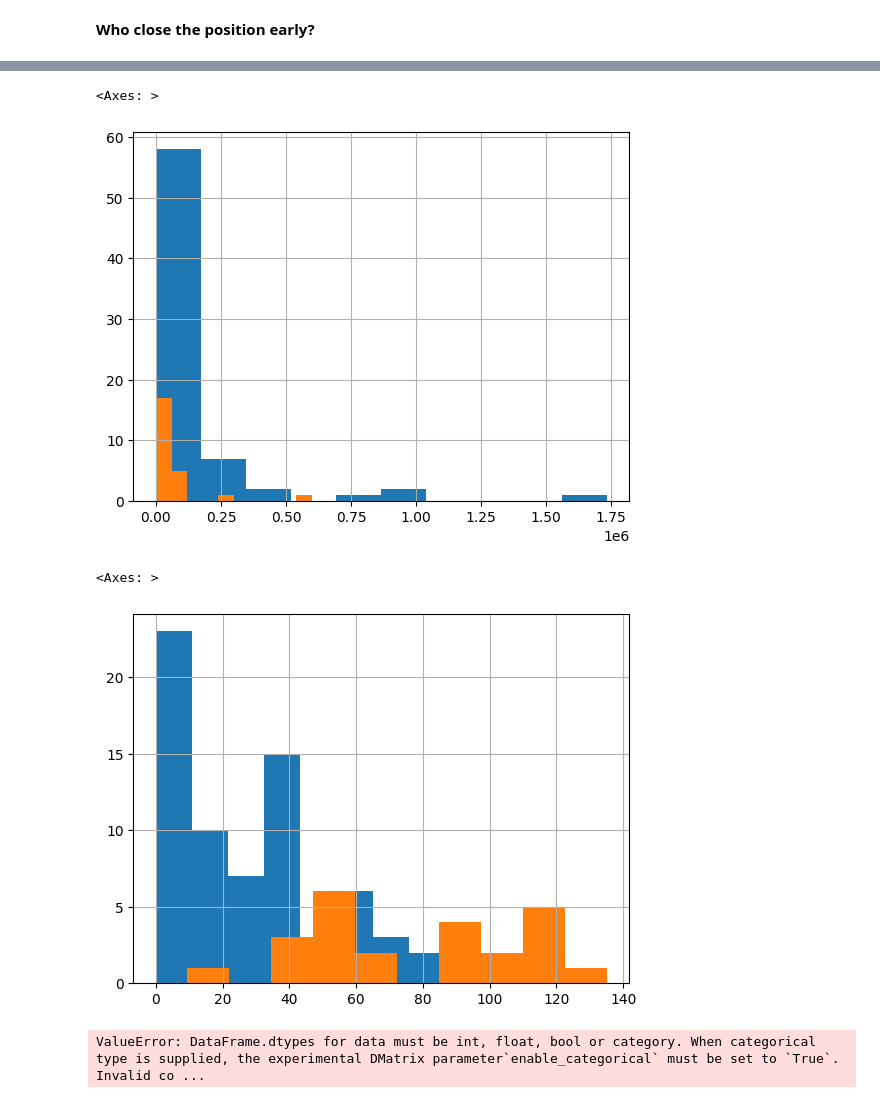
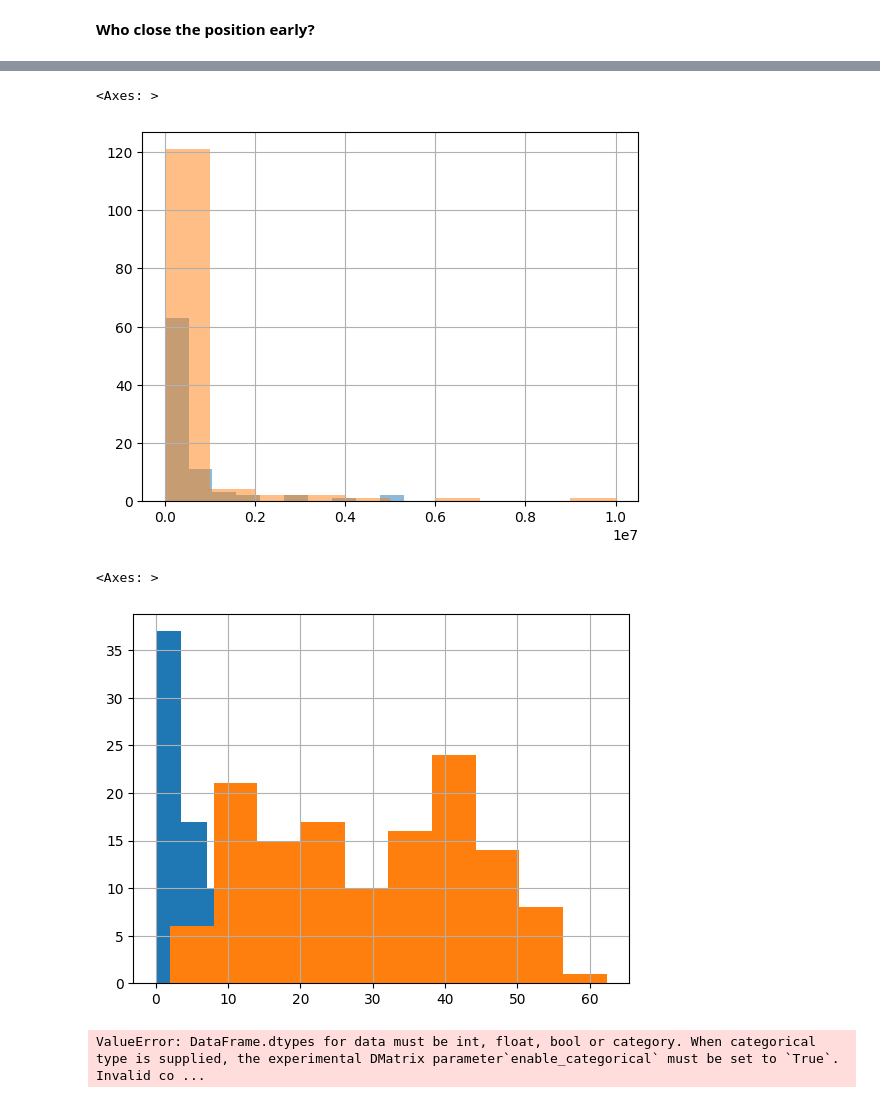
Before and after one commit to egortrussov/lending_protocols_researh, a Jupyter notebook: yield_bearing_collateral/position_closing.ipynb, the cells around one changed output, grey strips where cells are left out. Saved outputs shown, nothing was run; the diff lists cells and outputs as text; code cells hidden in the pictures.

```diff
--- a/yield_bearing_collateral/position_closing.ipynb
+++ b/yield_bearing_collateral/position_closing.ipynb
@@ -820,10 +820,13 @@ Processed eth_PT-USDe-27MAR2025_dai: 122 positions
 Missing yield data for PT-USD0++-27MAR2025, skipping
 # %%
 big_markets = []
+small_markets = []
 for i, r in enumerate(all_markets_position):
     print(i, r["token"], 'Positions cnt', r["positions_df"].shape[0])
     if r["positions_df"].shape[0] > 50:
         big_markets.append(r)
+    else:
+        small_markets.append(r)
 len(big_markets)
 # %% [output]
 0 PT-syrupUSDC-28AUG2025 Positions cnt 15
@@ -945,5 +980,5 @@ big_markets[market_index]["market_df"]
 # %%
-market_index = 7
+market_index = 5
 print(big_markets[market_index]["token"])
 positions_df = big_markets[market_index]["positions_df"]
 positions_df["days_to_expiry_after_close"].hist()
@@ -973,18 +1008,18 @@ late_closing_raw_df["leverage_factor"].hist()
 # %%
 # early_closing["initial_ltv"].hist()
 # late_closing["initial_ltv"].hist()
 
-early_closing["initial_debt"].hist()
-late_closing["initial_debt"].hist()
+early_closing["initial_debt"].hist(alpha=0.5)
+late_closing["initial_debt"].hist(alpha=0.5)
 # %% [output]
 <Axes: >
-[figure, old version]
+[figure, new version]
 # %%
 early_closing["position_length_days"].hist()
 late_closing["position_length_days"].hist()
 # %% [output]
 <Axes: >
-[figure, old version]
+[figure, new version]
 # %%
 # for i in late_closing.sort_values("max_debt", ascending=False)["user_address"].unique()[:20]:
 #     plot_user_metrics(
```
Also changed, not shown: parts of 13 cells of this notebook, 15 other files.
